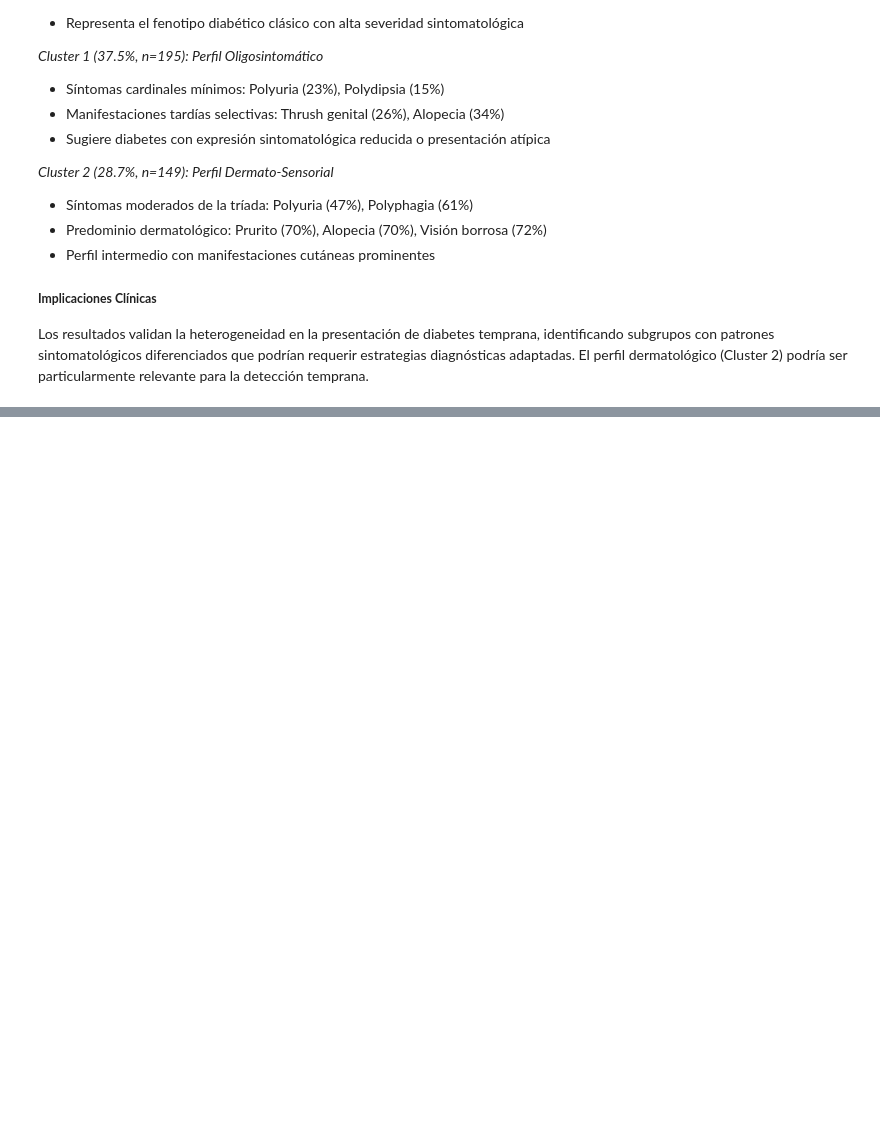
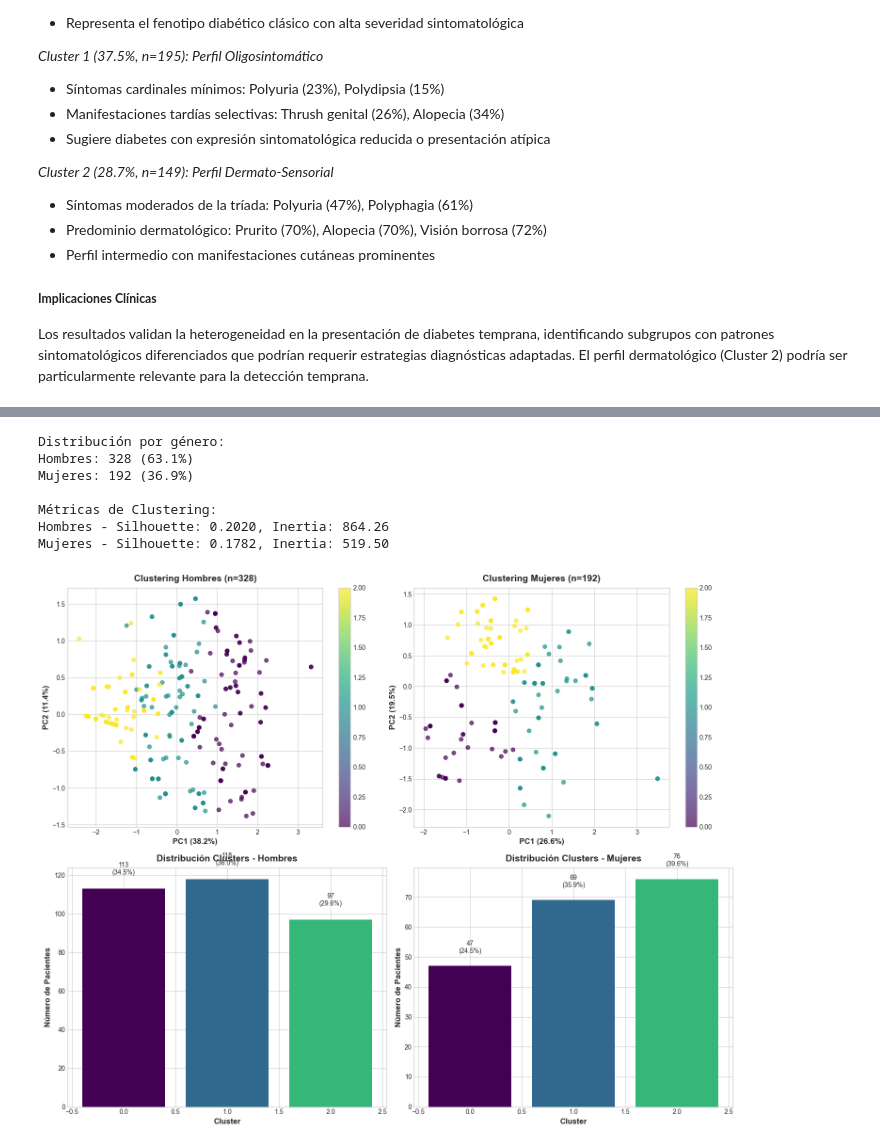
Before and after one commit to PameBlanca/FCD_UV_2025, a Jupyter notebook: Diabetes_project/notebook/02_diabetes_clustering_analysis.ipynb, the cells around one changed output, grey strips where cells are left out. Drawn from its saved outputs; the diff is of its cells as text; code cells hidden in the pictures; blank space fills up the shorter version.

Commit message:
Add gender clusterin and fix error in general cluster

```diff
--- a/Diabetes_project/notebook/02_diabetes_clustering_analysis.ipynb
+++ b/Diabetes_project/notebook/02_diabetes_clustering_analysis.ipynb
@@ -305,0 +445,15 @@ Los resultados validan la heterogeneidad en la presentación de diabetes tempran
+# %%
+# Aplicar clustering estratificado
+gender_results = stratified_clustering_by_gender(features_scaled, target, k=3)
+
+# Visualizar resultados
+plot_gender_clustering_comparison(gender_results)
+# %% [output]
+Distribución por género:
+Hombres: 328 (63.1%)
+Mujeres: 192 (36.9%)
+
+Métricas de Clustering:
+Hombres - Silhouette: 0.2020, Inertia: 864.26
+Mujeres - Silhouette: 0.1782, Inertia: 519.50
+[figure, added]
```
Also changed, not shown: parts of 4 cells of this notebook.
